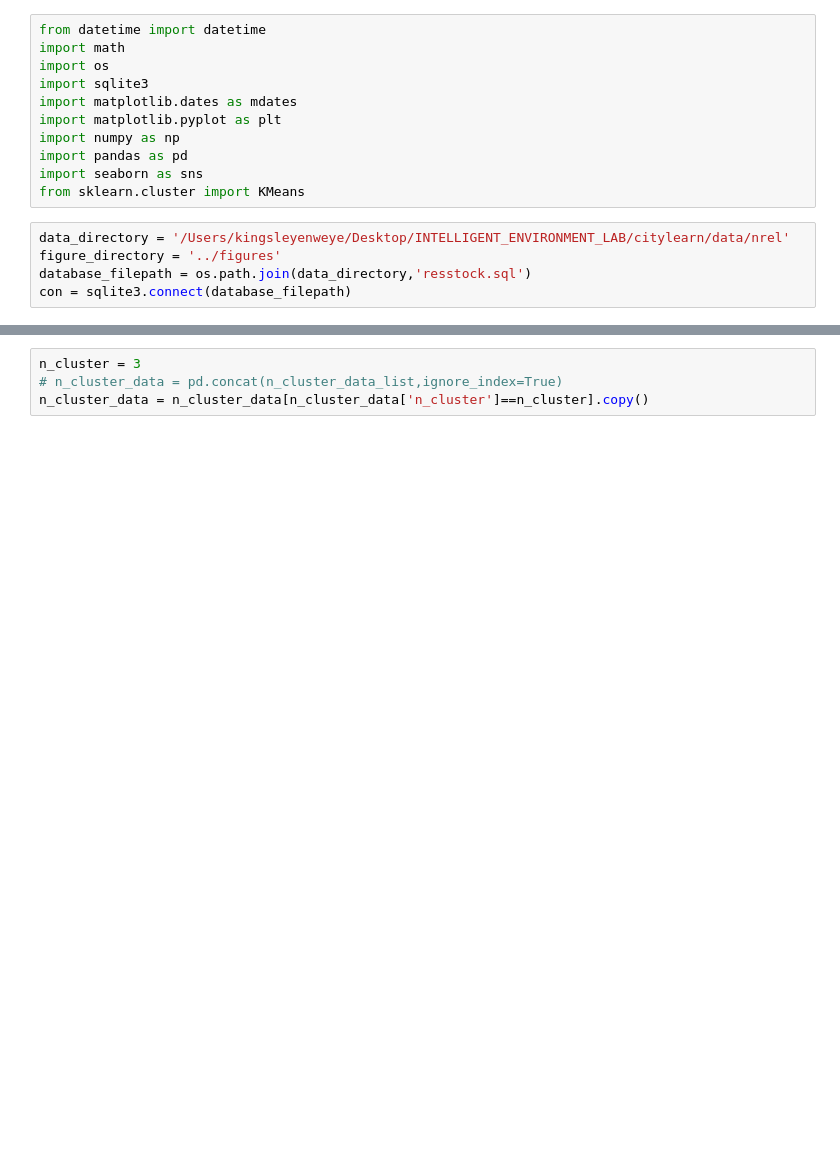
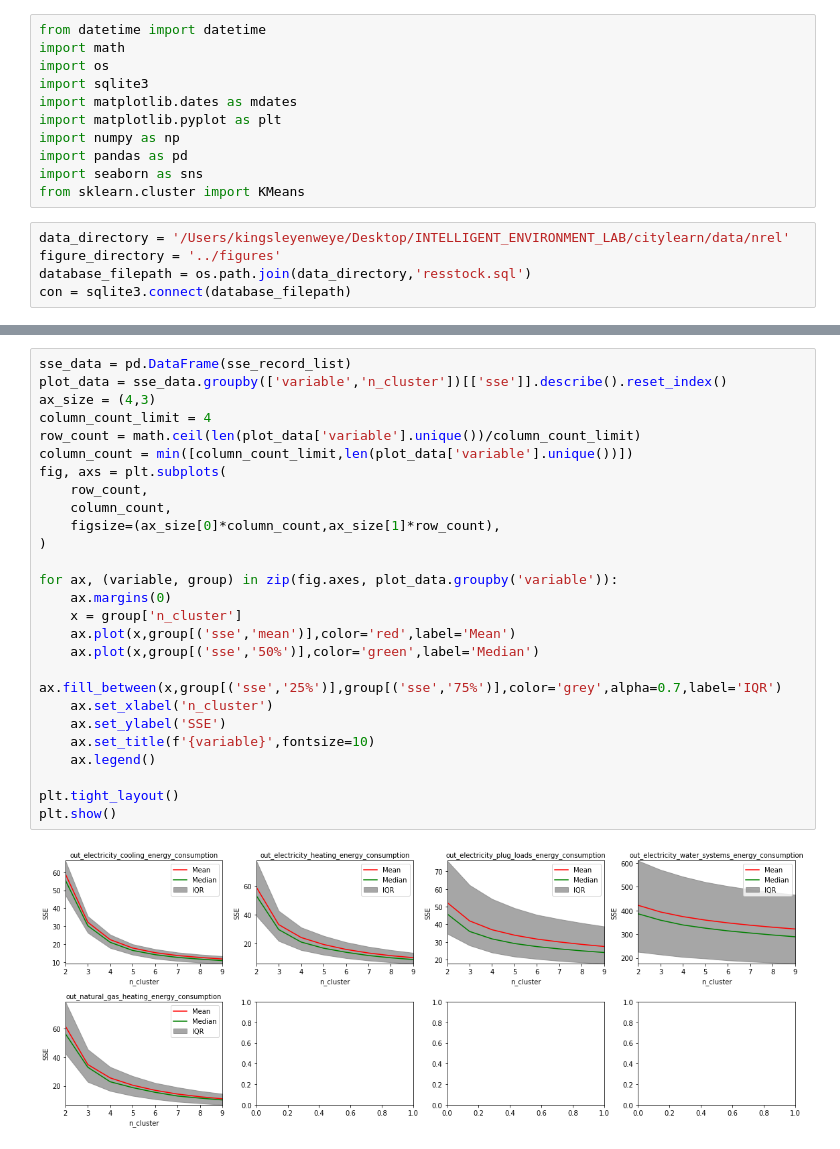
Before and after one commit to zbitouzakaria/CityLearn, a Jupyter notebook: nrel/citylearn_eulpubs/analysis.ipynb, the cells around one changed output, grey strips where cells are left out. Drawn from its saved outputs; the diff is of its cells as text; blank space fills up the shorter version.

```diff
--- a/nrel/citylearn_eulpubs/analysis.ipynb
+++ b/nrel/citylearn_eulpubs/analysis.ipynb
@@ -88,4 +142,28 @@ Completed 1020/1020 (100.0%)
-# %%
-n_cluster = 3
-# n_cluster_data = pd.concat(n_cluster_data_list,ignore_index=True)
-n_cluster_data = n_cluster_data[n_cluster_data['n_cluster']==n_cluster].copy()
+# %%
+sse_data = pd.DataFrame(sse_record_list)
+plot_data = sse_data.groupby(['variable','n_cluster'])[['sse']].describe().reset_index()
+ax_size = (4,3)
+column_count_limit = 4
+row_count = math.ceil(len(plot_data['variable'].unique())/column_count_limit)
+column_count = min([column_count_limit,len(plot_data['variable'].unique())])
+fig, axs = plt.subplots(
+    row_count,
+    column_count,
+    figsize=(ax_size[0]*column_count,ax_size[1]*row_count),
+)
+
+for ax, (variable, group) in zip(fig.axes, plot_data.groupby('variable')):
+    ax.margins(0)
+    x = group['n_cluster']
+    ax.plot(x,group[('sse','mean')],color='red',label='Mean')
+    ax.plot(x,group[('sse','50%')],color='green',label='Median')
+    ax.fill_between(x,group[('sse','25%')],group[('sse','75%')],color='grey',alpha=0.7,label='IQR')
+    ax.set_xlabel('n_cluster')
+    ax.set_ylabel('SSE')
+    ax.set_title(f'{variable}',fontsize=10)
+    ax.legend()
+
+plt.tight_layout()
+plt.show()
+# %% [output]
+[figure, added]
```
Also changed, not shown: parts of 11 cells of this notebook, 8 other files.
